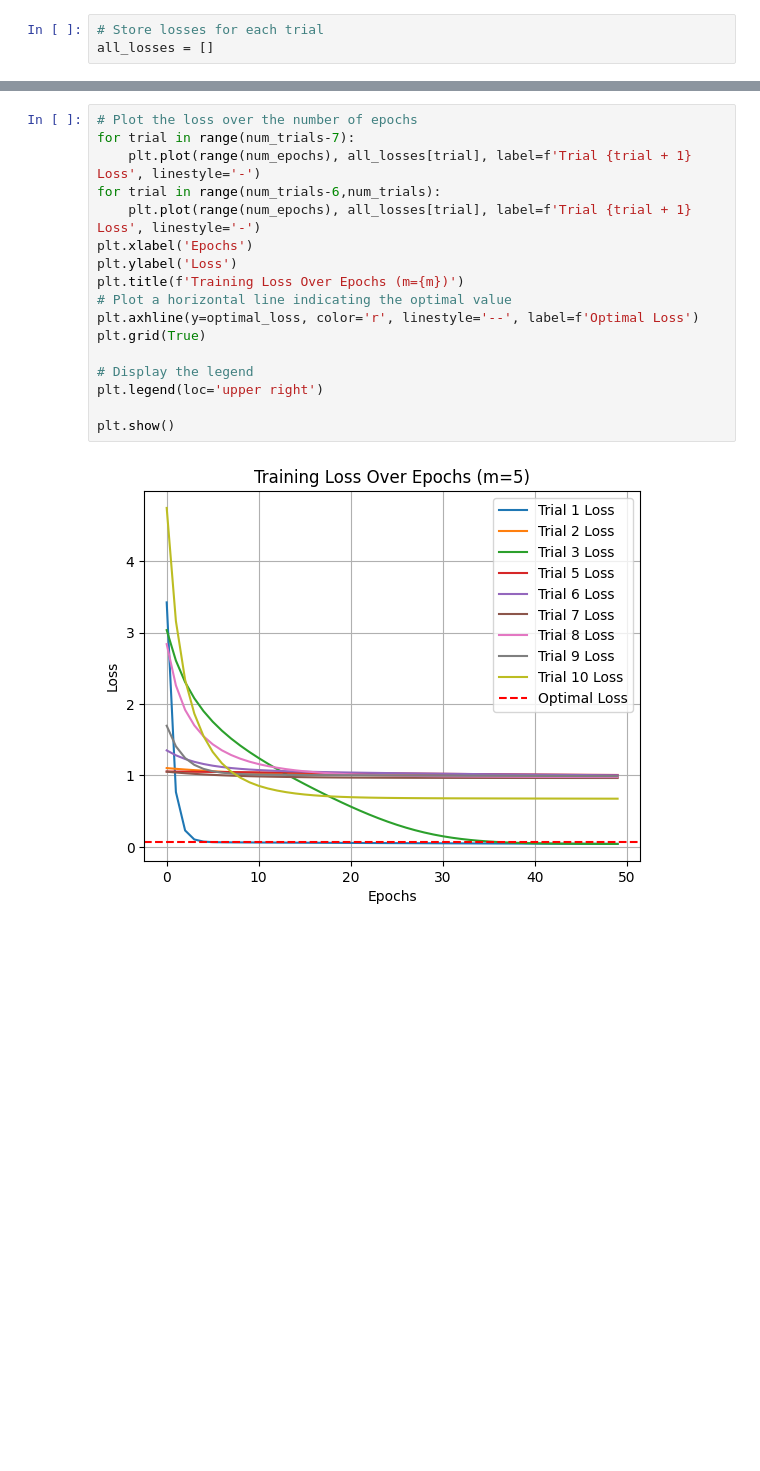
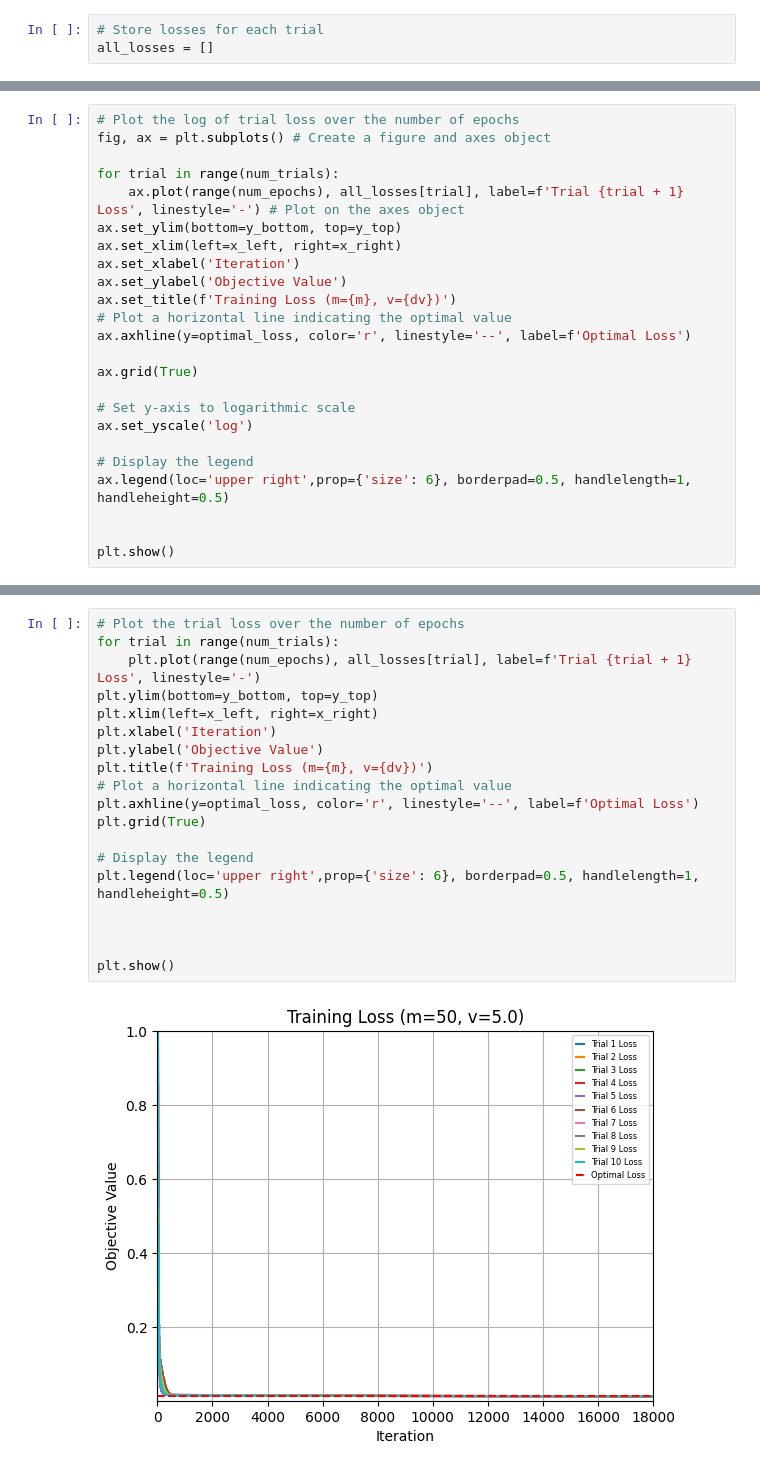
Before and after one commit to hw581/Partlll_Essay, a Jupyter notebook: SGD_fixed_simple.ipynb, the cells around one changed output, grey strips where cells are left out. Cells and saved outputs as stored; diff of their text form; blank space fills up the shorter version.

```diff
--- a/SGD_fixed_simple.ipynb
+++ b/SGD_fixed_simple.ipynb
@@ -82,0 +129,24 @@ Epoch [50/50], Loss: 0.6744
+# %%
+# Plot the log of trial loss over the number of epochs
+fig, ax = plt.subplots() # Create a figure and axes object
+
+for trial in range(num_trials):
+    ax.plot(range(num_epochs), all_losses[trial], label=f'Trial {trial + 1} Loss', linestyle='-') # Plot on the axes object
+ax.set_ylim(bottom=y_bottom, top=y_top)
+ax.set_xlim(left=x_left, right=x_right)
+ax.set_xlabel('Iteration')
+ax.set_ylabel('Objective Value')
+ax.set_title(f'Training Loss (m={m}, v={dv})')
+# Plot a horizontal line indicating the optimal value
+ax.axhline(y=optimal_loss, color='r', linestyle='--', label=f'Optimal Loss')
+
+ax.grid(True)
+
+# Set y-axis to logarithmic scale
+ax.set_yscale('log')
+
+# Display the legend
+ax.legend(loc='upper right',prop={'size': 6}, borderpad=0.5, handlelength=1, handleheight=0.5)
+
+
+plt.show()
@@ -83,19 +155,21 @@ Epoch [50/50], Loss: 0.6744
 # %%
-# Plot the loss over the number of epochs
-for trial in range(num_trials-7):
+# Plot the trial loss over the number of epochs
+for trial in range(num_trials):
     plt.plot(range(num_epochs), all_losses[trial], label=f'Trial {trial + 1} Loss', linestyle='-')
-for trial in range(num_trials-6,num_trials):
-    plt.plot(range(num_epochs), all_losses[trial], label=f'Trial {trial + 1} Loss', linestyle='-')
-plt.xlabel('Epochs')
-plt.ylabel('Loss')
-plt.title(f'Training Loss Over Epochs (m={m})')
+plt.ylim(bottom=y_bottom, top=y_top)
+plt.xlim(left=x_left, right=x_right)
+plt.xlabel('Iteration')
+plt.ylabel('Objective Value')
+plt.title(f'Training Loss (m={m}, v={dv})')
 # Plot a horizontal line indicating the optimal value
 plt.axhline(y=optimal_loss, color='r', linestyle='--', label=f'Optimal Loss')
 plt.grid(True)
 
 # Display the legend
-plt.legend(loc='upper right')
+plt.legend(loc='upper right',prop={'size': 6}, borderpad=0.5, handlelength=1, handleheight=0.5)
+
+
 
 plt.show()
 # %% [output]
-[figure, old version]
+[figure, new version]
```
Also changed, not shown: parts of 11 cells of this notebook.
